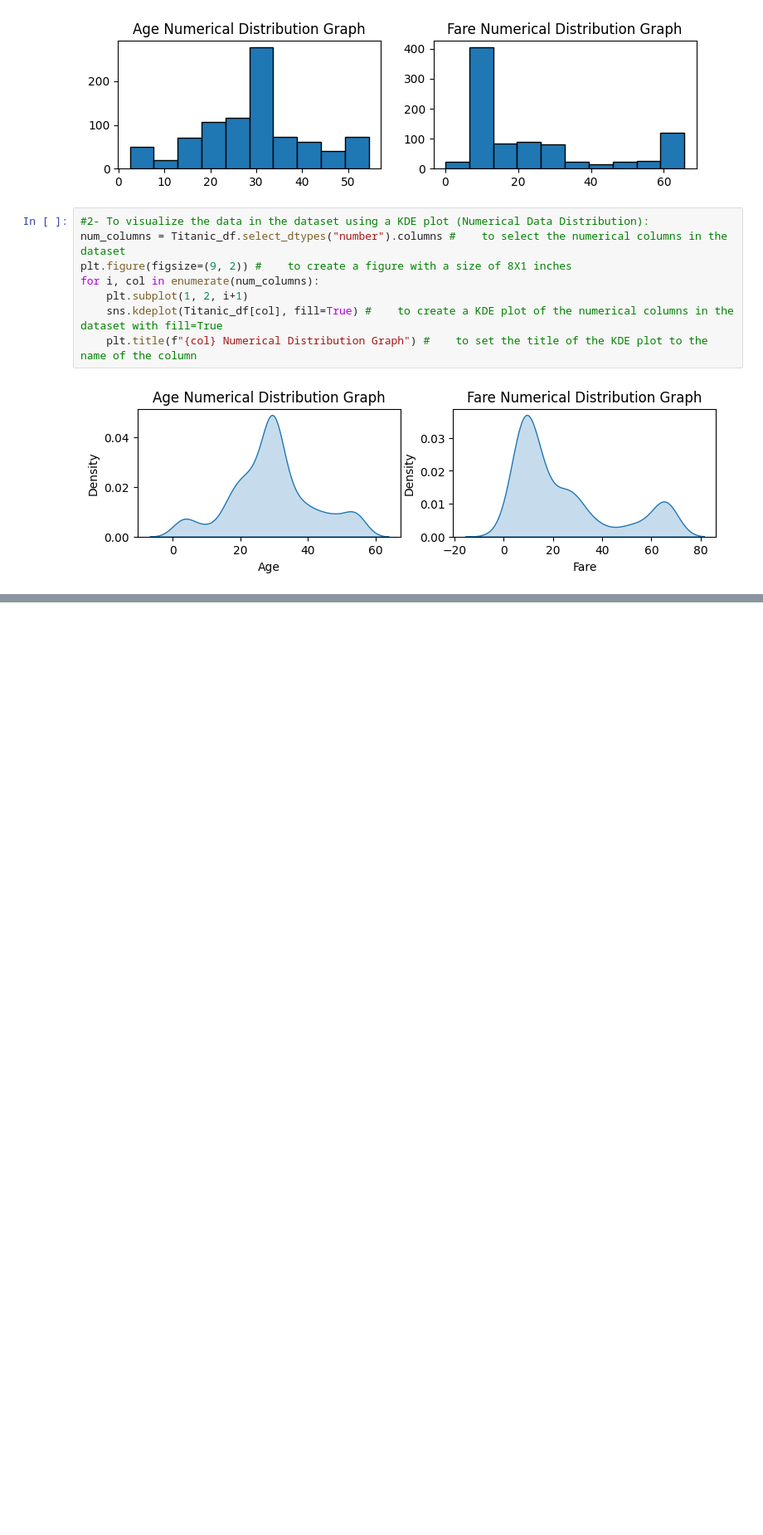
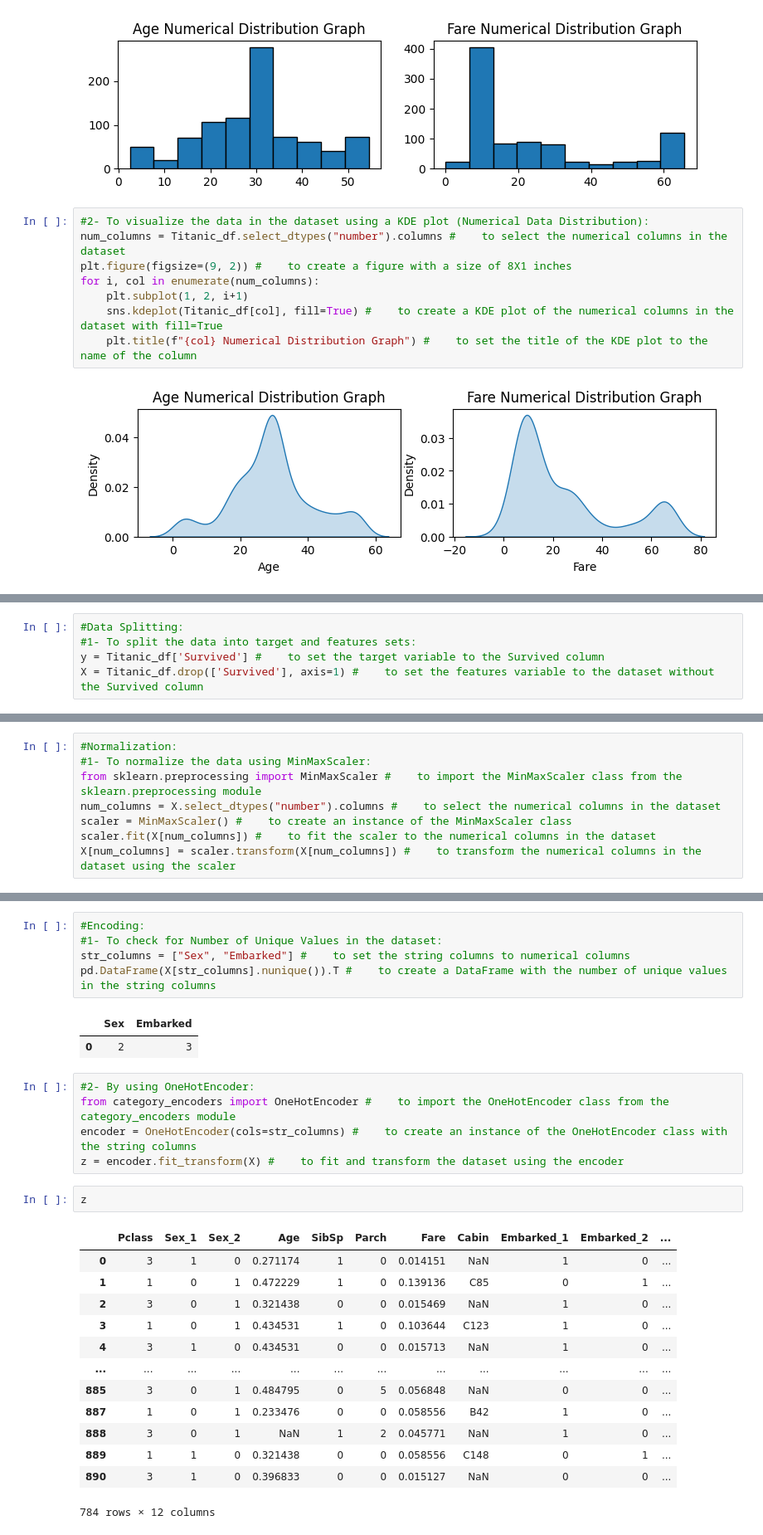
Before and after one commit to MennaAbozaid/Creativa_25-AI, a Jupyter notebook: Machine Learning/03_Titanic traning.ipynb, the cells around one changed output, grey strips where cells are left out. Shown at 83% size. Drawn from its saved outputs; the diff is of its cells as text; blank space fills up the shorter version.

```diff
--- a/Machine Learning/03_Titanic traning.ipynb
+++ b/Machine Learning/03_Titanic traning.ipynb
@@ -167,0 +194,5 @@ for i, col in enumerate(num_columns):
+# %%
+#Data Splitting:
+#1- To split the data into target and features sets:
+y = Titanic_df['Survived'] #    to set the target variable to the Survived column
+X = Titanic_df.drop(['Survived'], axis=1) #    to set the features variable to the dataset without the Survived column
@@ -167,0 +238,8 @@ for i, col in enumerate(num_columns):
+# %%
+#Normalization:
+#1- To normalize the data using MinMaxScaler:
+from sklearn.preprocessing import MinMaxScaler #    to import the MinMaxScaler class from the sklearn.preprocessing module
+num_columns = X.select_dtypes("number").columns #    to select the numerical columns in the dataset
+scaler = MinMaxScaler() #    to create an instance of the MinMaxScaler class
+scaler.fit(X[num_columns]) #    to fit the scaler to the numerical columns in the dataset
+X[num_columns] = scaler.transform(X[num_columns]) #    to transform the numerical columns in the dataset using the scaler
@@ -167,0 +268,29 @@ for i, col in enumerate(num_columns):
+# %%
+#Encoding:
+#1- To check for Number of Unique Values in the dataset:
+str_columns = ["Sex", "Embarked"] #    to set the string columns to numerical columns
+pd.DataFrame(X[str_columns].nunique()).T #    to create a DataFrame with the number of unique values in the string columns
+# %% [output]
+|  | Sex | Embarked |
+| 0 | 2 | 3 |
+# %%
+#2- By using OneHotEncoder:
+from category_encoders import OneHotEncoder #    to import the OneHotEncoder class from the category_encoders module
+encoder = OneHotEncoder(cols=str_columns) #    to create an instance of the OneHotEncoder class with the string columns
+z = encoder.fit_transform(X) #    to fit and transform the dataset using the encoder
+# %%
+z
+# %% [output]
+|  | Pclass | Sex_1 | Sex_2 | Age | SibSp | Parch | Fare | Cabin | Embarked_1 | Embarked_2 | ... |
+| 0 | 3 | 1 | 0 | 0.271174 | 1 | 0 | 0.014151 | NaN | 1 | 0 | ... |
+| 1 | 1 | 0 | 1 | 0.472229 | 1 | 0 | 0.139136 | C85 | 0 | 1 | ... |
+| 2 | 3 | 0 | 1 | 0.321438 | 0 | 0 | 0.015469 | NaN | 1 | 0 | ... |
+| 3 | 1 | 0 | 1 | 0.434531 | 1 | 0 | 0.103644 | C123 | 1 | 0 | ... |
+| 4 | 3 | 1 | 0 | 0.434531 | 0 | 0 | 0.015713 | NaN | 1 | 0 | ... |
+| ... | ... | ... | ... | ... | ... | ... | ... | ... | ... | ... | ... |
+| 885 | 3 | 0 | 1 | 0.484795 | 0 | 5 | 0.056848 | NaN | 0 | 0 | ... |
+| 887 | 1 | 0 | 1 | 0.233476 | 0 | 0 | 0.058556 | B42 | 1 | 0 | ... |
+| 888 | 3 | 0 | 1 | NaN | 1 | 2 | 0.045771 | NaN | 1 | 0 | ... |
+| 889 | 1 | 1 | 0 | 0.321438 | 0 | 0 | 0.058556 | C148 | 0 | 1 | ... |
+| 890 | 3 | 1 | 0 | 0.396833 | 0 | 0 | 0.015127 | NaN | 0 | 0 | ... |
+784 rows × 12 columns
```
Also changed, not shown: parts of 9 cells of this notebook, 1 other file.
